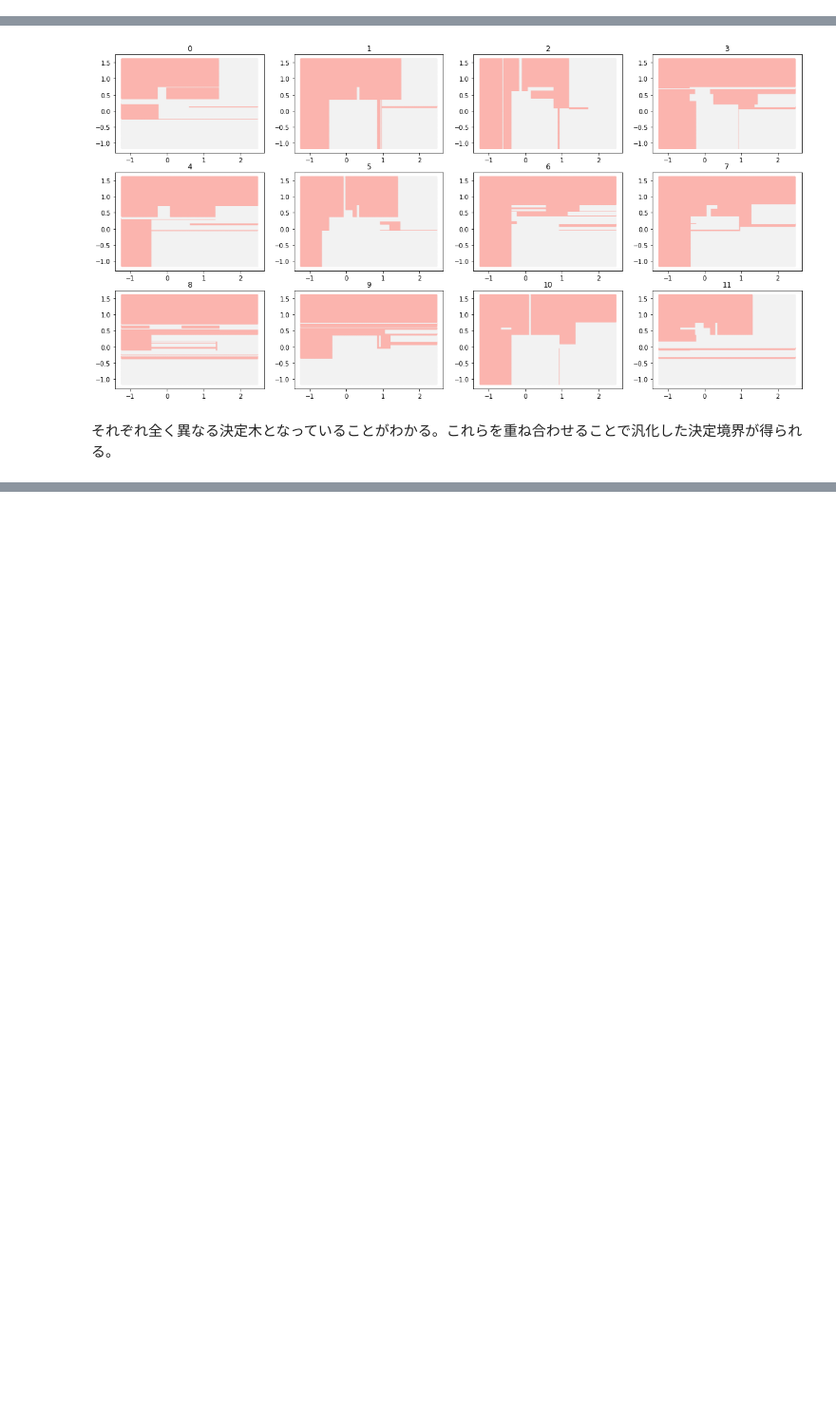
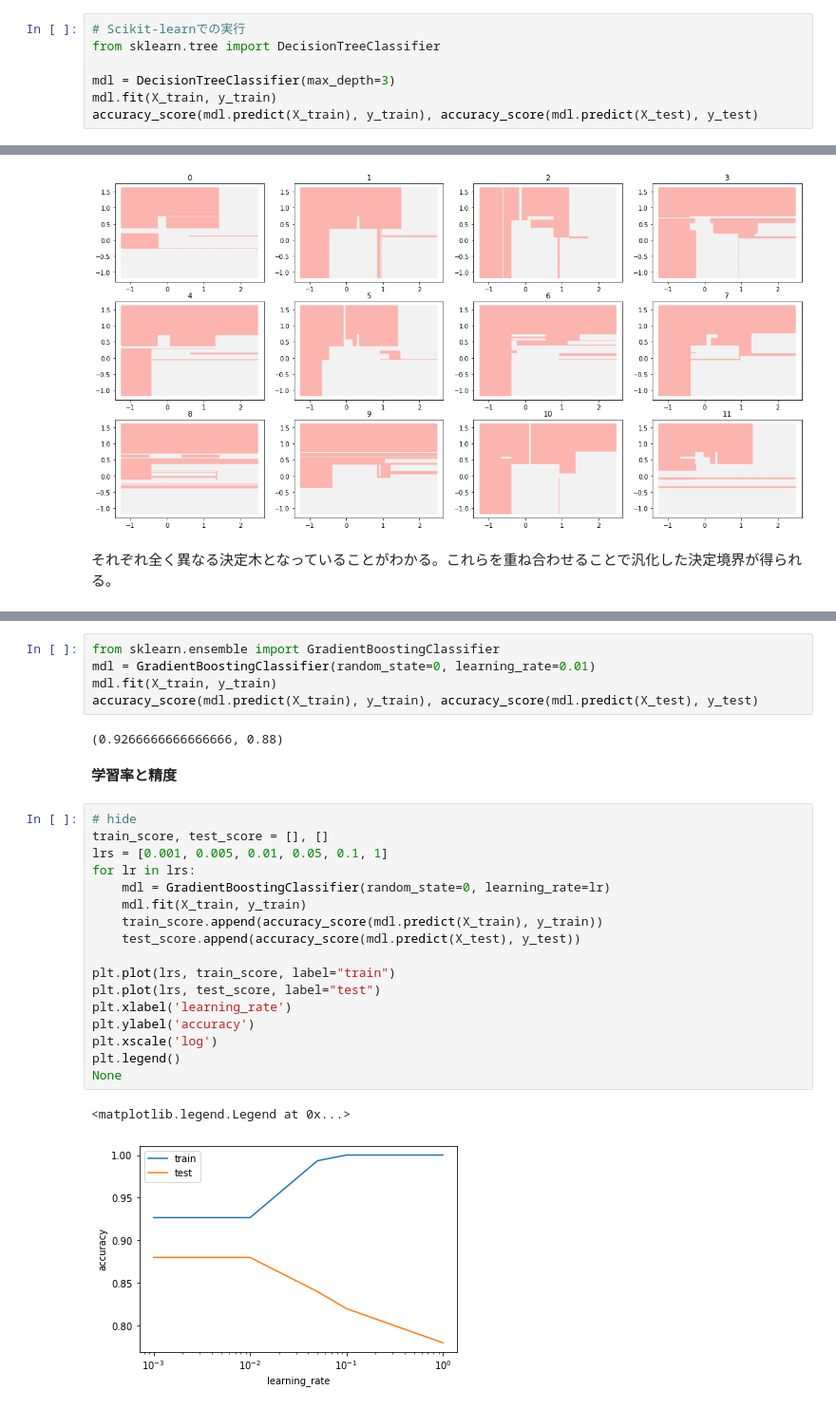
Before and after one commit to HidemotoNakada/j-techno, a Jupyter notebook: parts/2.2.3 決定木とそのバリエーション.ipynb, the cells around one changed output, grey strips where cells are left out. Shown at 95% size. Cells and saved outputs as stored; diff of their text form; blank space fills up the shorter version.

```diff
--- a/parts/2.2.3 決定木とそのバリエーション.ipynb
+++ b/parts/2.2.3 決定木とそのバリエーション.ipynb
@@ -67,3 +67,10 @@ plt.scatter(X_train[:,0], X_train[:,1], c=y_train)
 # %% [output]
 <matplotlib.collections.PathCollection at 0x...>
 [figure]
+# %%
+# Scikit-learnでの実行
+from sklearn.tree import DecisionTreeClassifier
+
+mdl = DecisionTreeClassifier(max_depth=3)
+mdl.fit(X_train, y_train)
+accuracy_score(mdl.predict(X_train), y_train), accuracy_score(mdl.predict(X_test), y_test)
@@ -149,0 +184,29 @@ for i in range(12):
+# %%
+from sklearn.ensemble import GradientBoostingClassifier
+mdl = GradientBoostingClassifier(random_state=0, learning_rate=0.01)
+mdl.fit(X_train, y_train)
+accuracy_score(mdl.predict(X_train), y_train), accuracy_score(mdl.predict(X_test), y_test)
+# %% [output]
+(0.9266666666666666, 0.88)
+# %% [markdown]
+**学習率と精度**
+# %%
+# hide
+train_score, test_score = [], []
+lrs = [0.001, 0.005, 0.01, 0.05, 0.1, 1]
+for lr in lrs:
+    mdl = GradientBoostingClassifier(random_state=0, learning_rate=lr)
+    mdl.fit(X_train, y_train)
+    train_score.append(accuracy_score(mdl.predict(X_train), y_train))
+    test_score.append(accuracy_score(mdl.predict(X_test), y_test))
+
+plt.plot(lrs, train_score, label="train")
+plt.plot(lrs, test_score, label="test")
+plt.xlabel('learning_rate')
+plt.ylabel('accuracy')
+plt.xscale('log')
+plt.legend()
+None
+# %% [output]
+<matplotlib.legend.Legend at 0x...>
+[figure, added]
```
Also changed, not shown: parts of 13 cells of this notebook, 4 other files.
